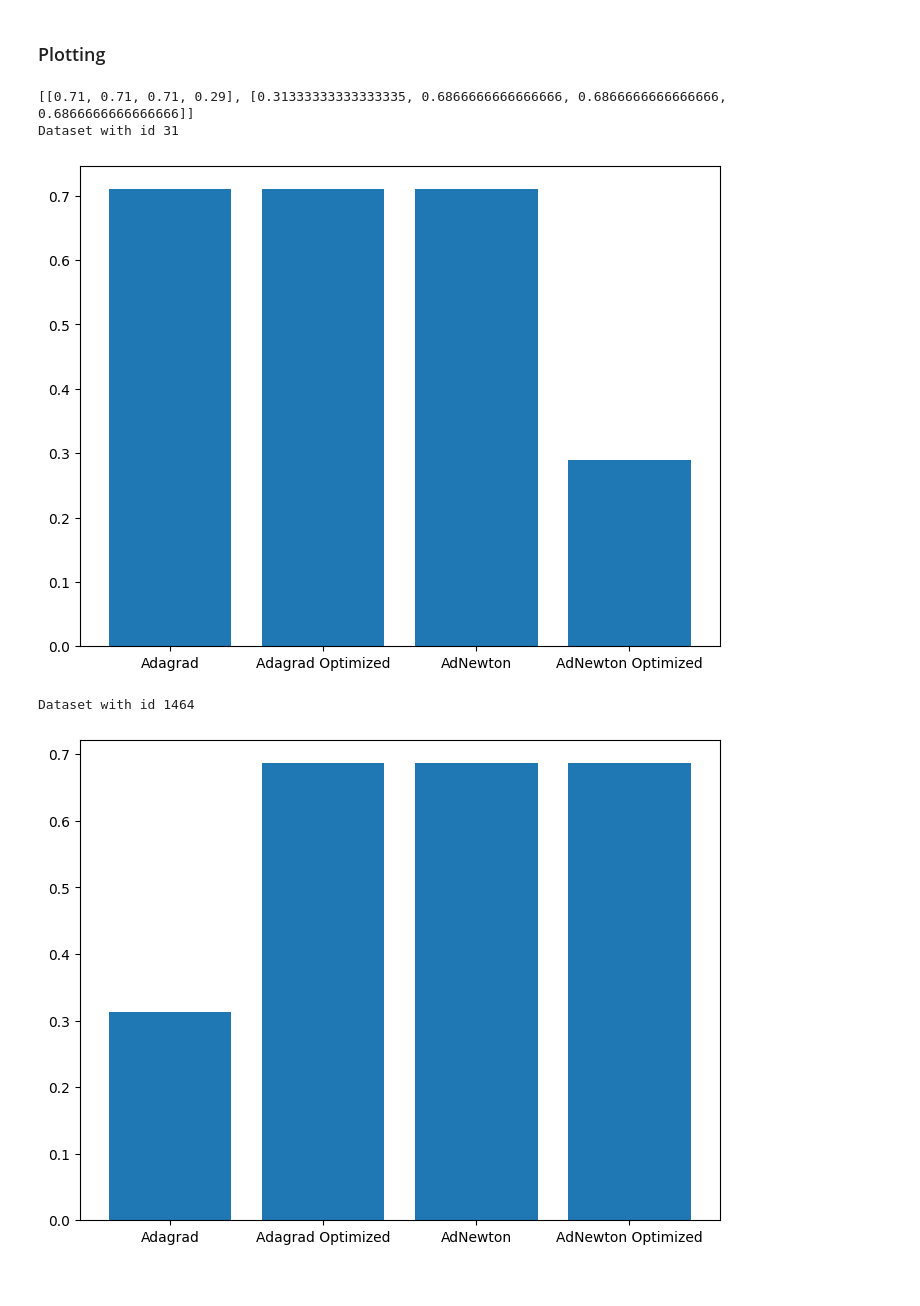
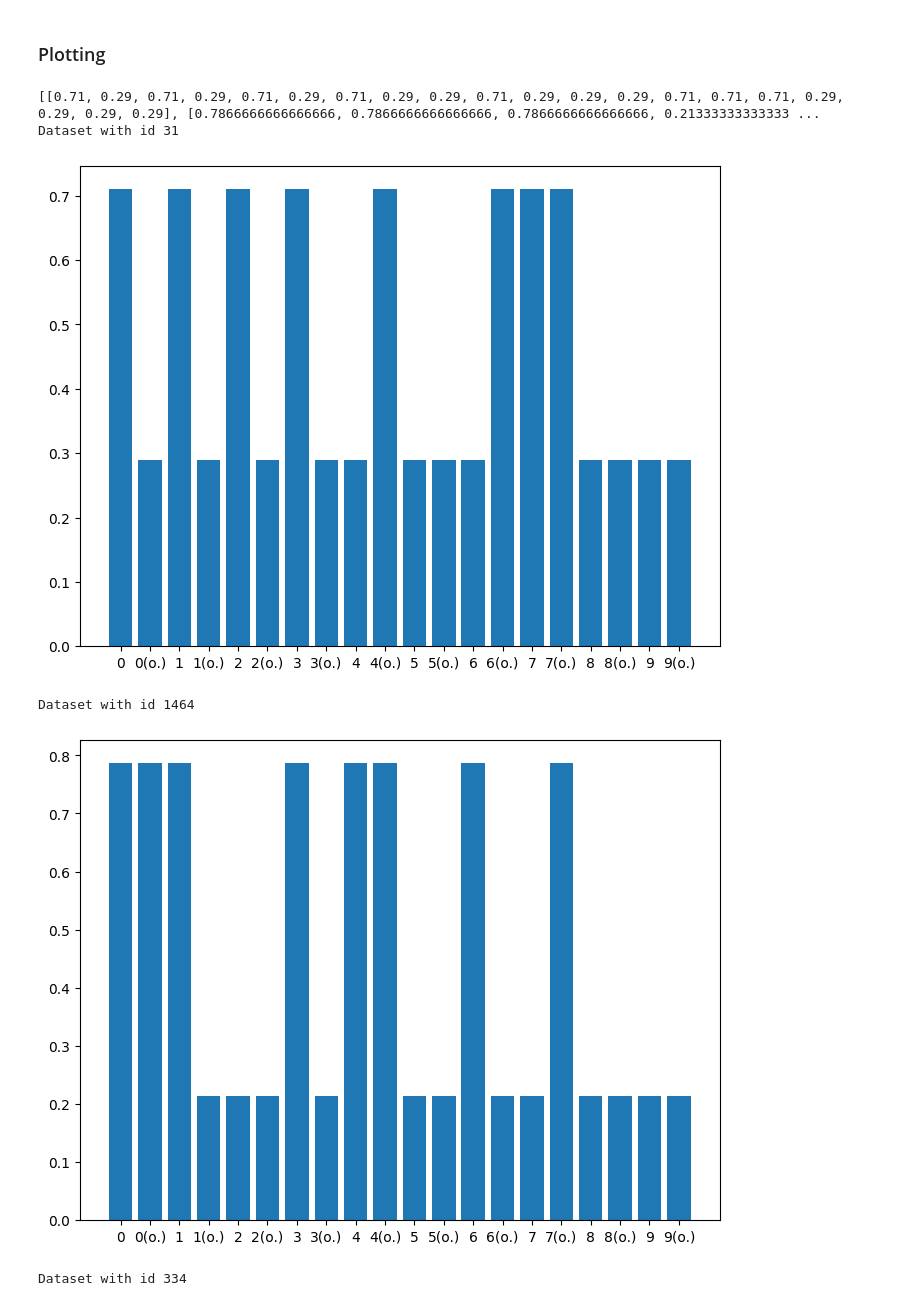
Before and after one commit to Muxlll/Masterarbeit, a Jupyter notebook: Code/Test_sparse_comp.ipynb, the cells around one changed output. Cells and saved outputs as stored; diff of their text form; code cells hidden in the pictures.

```diff
--- a/Code/Test_sparse_comp.ipynb
+++ b/Code/Test_sparse_comp.ipynb
@@ -40,7 +40,7 @@ def to_standard(lower, upper, value):
 def from_standard(lower, upper, value):
     return value*(upper-lower)+lower
 
-BUDGET = 40
+BUDGET = 20
 VERBOSE = 0
 CV = 2
 SCORING = 'neg_mean_squared_error'
@@ -51,7 +51,7 @@ DATASETS = []
 hyperparameterspace = {
     'loss': ["list", 'binary_crossentropy', 'categorical_crossentropy', 'binary_crossentropy', 'mean_absolute_error'],
     #'loss': ["list", 'mean_absolute_error', 'log_cosh'],
-    'epochs': ["interval-int", 1, 200]
+    'epochs': ["interval-int", 1, 100]
 }
 
 hyperparameterspace_special = {}
@@ -61,4 +61,4 @@ for key in hyperparameterspace.keys():
         liste.append(hyperparameterspace[key][i])
     hyperparameterspace_special[key] = liste
 
-ids = [31, 1464, 334, 333, 1504]
+ids = [31, 1464, 334, 333]#, 1504]
@@ -122,12 +116,12 @@ for i in range(len(ids)):
                 Y_predicted = model.predict(dataset.get_X_test())
                 if np.any(np.isnan(Y_predicted)):
                     return 1000
-                return sklearn.metrics.mean_squared_error(dataset.get_Y_test().tolist(), Y_predicted)
+                return sklearn.metrics.accuracy_score(dataset.get_Y_test().tolist(), Y_predicted)
             else:
                 Y_predicted = model.predict(dataset.get_X_validation())
                 if np.any(np.isnan(Y_predicted)):
                     return 1000
-                return sklearn.metrics.mean_squared_error(dataset.get_Y_validation().tolist(), Y_predicted)
+                return sklearn.metrics.accuracy_score(dataset.get_Y_validation().tolist(), Y_predicted)
 
 
     available_optimizers = ["adaptive_gradient_descent", "adaptive_newton", "bfgs", "cmaes", "differential_evolution", "gradient_descent", "nlcg", "nelder_mead", "newton", "rprop"]
@@ -180,23 +171,26 @@ Adaptive grid generation (Ritter-Novak)...
 # %%
 
 print(RESULTS_datasets)
 
 for i in range(len(ids)):
     print("Dataset with id", ids[i])
 
     fig = plt.figure()
     ax = fig.add_axes([0,0,1,1])
 
     opts = []
+    k = 0
     for optimizer_name in available_optimizers:
-        opts.append(optimizer_name)
-        opts.append(optimizer_name+ " (optimized)")
+        opts.append(str(k))
+        opts.append(str(k) + "(o.)")
+        k += 1
 
     ax.bar(opts, RESULTS_datasets[i])
     plt.show()
 # %% [output]
-[[0.71, 0.71, 0.71, 0.29], [0.31333333333333335, 0.6866666666666666, 0.6866666666666666, 0.6866666666666666]]
+[[0.71, 0.29, 0.71, 0.29, 0.71, 0.29, 0.71, 0.29, 0.29, 0.71, 0.29, 0.29, 0.29, 0.71, 0.71, 0.71, 0.29, 0.29, 0.29, 0.29], [0.7866666666666666, 0.7866666666666666, 0.7866666666666666, 0.21333333333333 ...
 Dataset with id 31
-[figure, old version]
+[figure, new version]
 Dataset with id 1464
-[figure, old version]
+[figure, new version]
+Dataset with id 334
```
Also changed, not shown: parts of 3 cells of this notebook, 1 other file.
